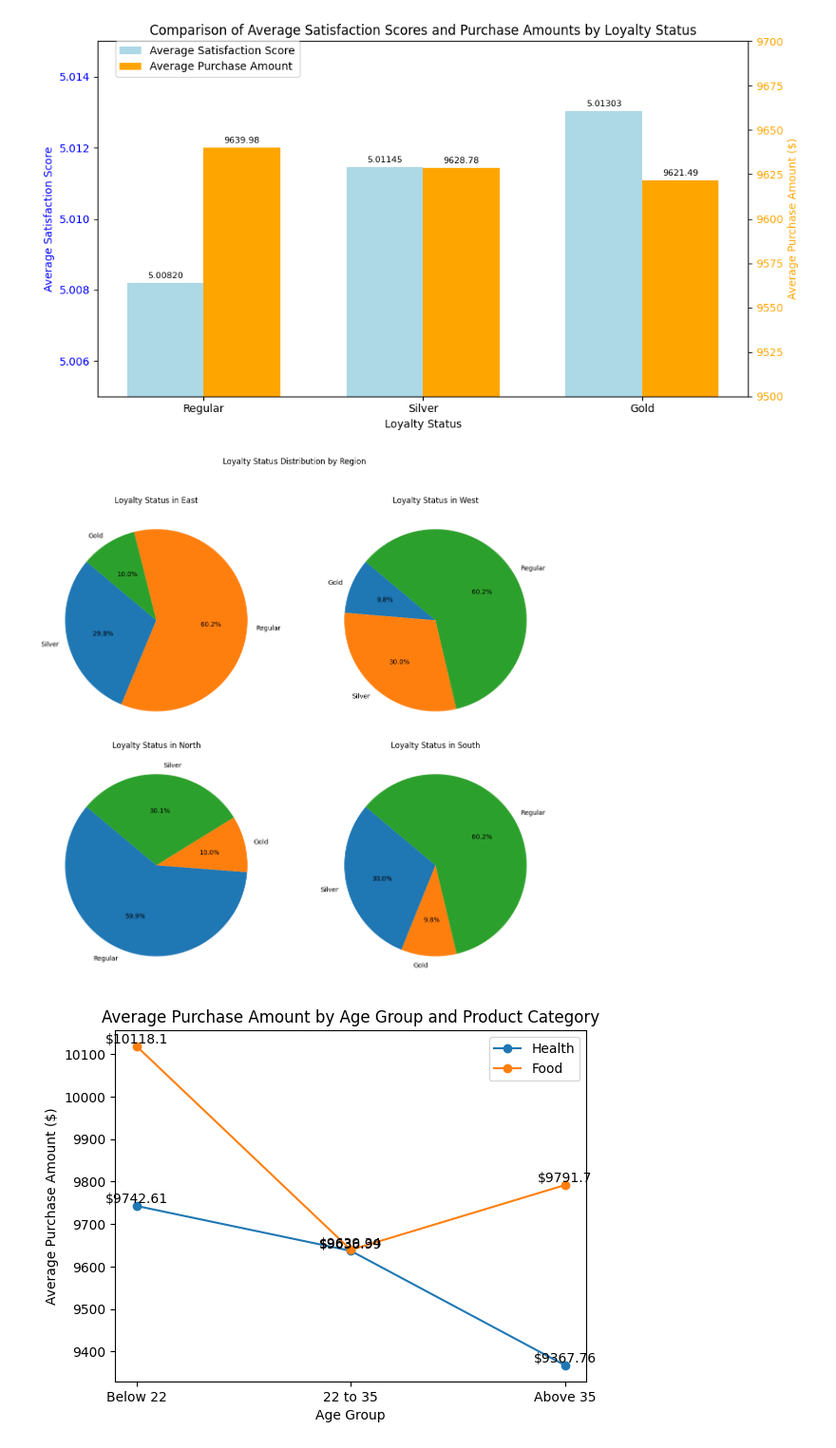
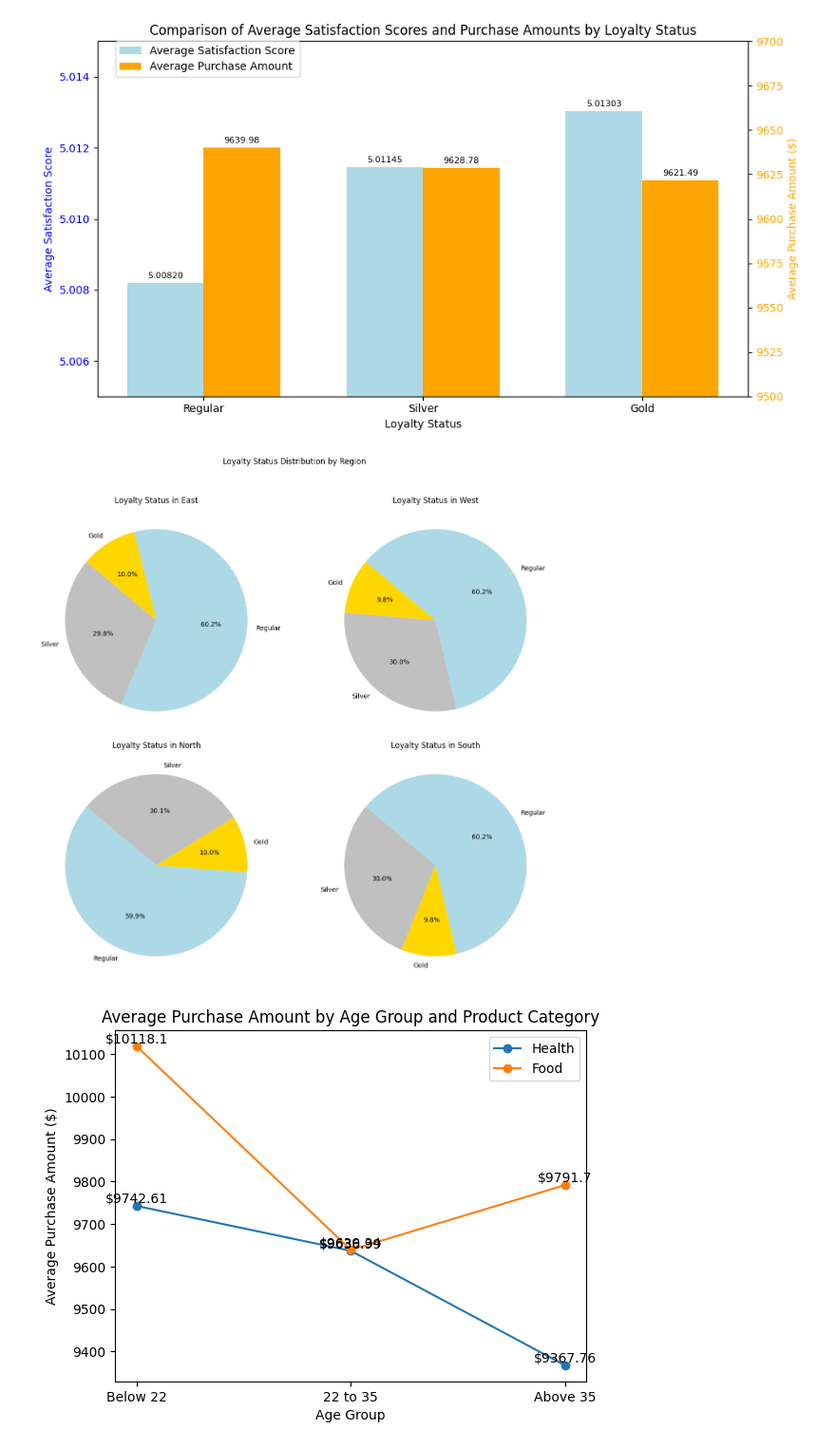
Before and after one commit to diyadoshi661/project_t1_cs131, a Jupyter notebook: plots.ipynb, the cells around one changed output. Shown: that part at 95% size. Saved outputs shown, nothing was run; the diff lists cells and outputs as text; code cells hidden in the pictures.

```diff
--- a/plots.ipynb
+++ b/plots.ipynb
@@ -75,30 +75,34 @@ plt.show()
 # %%
 #3rd Analysis
 import matplotlib.pyplot as plt
 
 # Data from your findings
 regions = ['East', 'West', 'North', 'South']
 average_purchase_amounts = [9615.41, 9619.21, 9673.36, 9648.79]  # Repeated values for simplification
 loyalty_counts = {
     'East': {'Silver': 8974, 'Regular': 18102, 'Gold': 2998},
     'West': {'Gold': 2933, 'Silver': 8975, 'Regular': 18027},
     'North': {'Regular': 11932, 'Gold': 1994, 'Silver': 5992},
     'South': {'Silver': 6023, 'Gold': 1973, 'Regular': 12077},
 }
 
+# Define colors
+color_map = {'Silver': 'silver', 'Regular': 'lightblue', 'Gold': 'gold'}
+
 # Nested pie chart for loyalty status distribution
 fig, axs = plt.subplots(2, 2, figsize=(12, 12))
 axs = axs.flatten()  # Flatten to 1D array
 for i, region in enumerate(regions):
+    labels = list(loyalty_counts[region].keys())
     sizes = list(loyalty_counts[region].values())
-    labels = loyalty_counts[region].keys()
-    axs[i].pie(sizes, labels=labels, autopct='%1.1f%%', startangle=140)
+    colors = [color_map[label] for label in labels]
+    axs[i].pie(sizes, labels=labels, autopct='%1.1f%%', startangle=140, colors=colors)
     axs[i].set_title(f'Loyalty Status in {region}')
 plt.suptitle('Loyalty Status Distribution by Region')
 plt.tight_layout(rect=[0, 0.03, 1, 0.95])
 plt.show()
 # %% [output]
-[figure, old version]
+[figure, new version]
 # %%
 #4th Analysis
 
```
